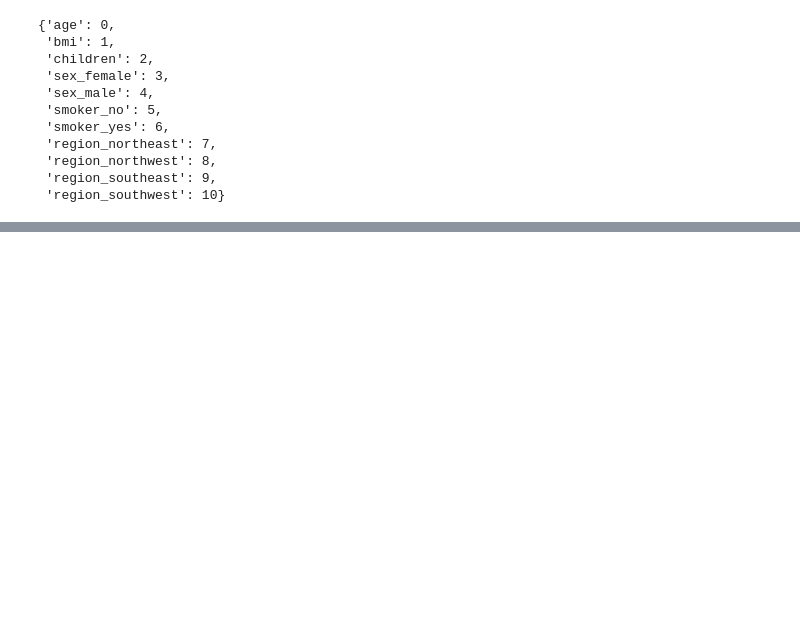
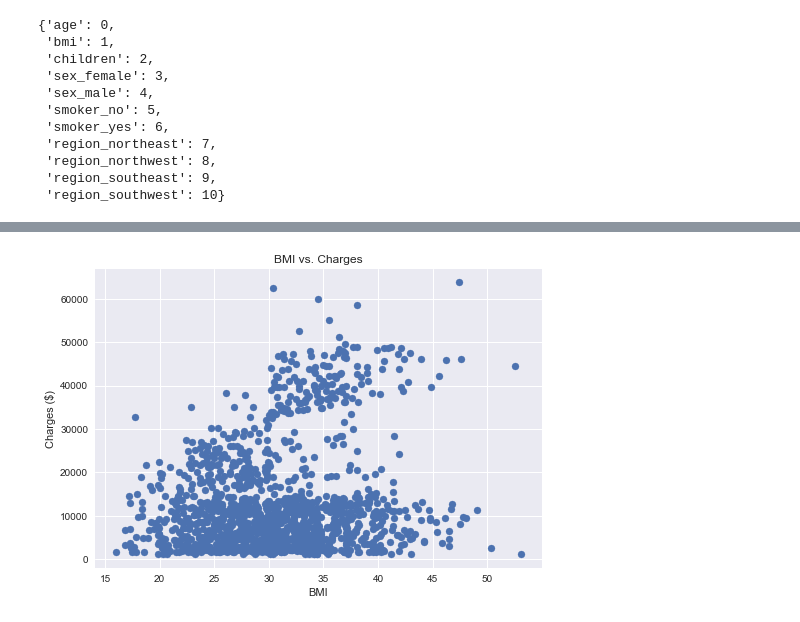
Before and after one commit to osteenw/Insurance-Prediction, a Jupyter notebook: Insurance-Capstone.ipynb, the cells around one changed output, grey strips where cells are left out. Saved outputs shown, nothing was run; the diff lists cells and outputs as text; code cells hidden in the pictures; blank space fills up the shorter version.

```diff
--- a/Insurance-Capstone.ipynb
+++ b/Insurance-Capstone.ipynb
@@ -125,0 +147,11 @@ with open('cat', 'wb') as fid:
+# %%
+# BMI vs. Charges
+
+plt.style.use("seaborn")
+plt.scatter(df["bmi"], df["charges"])
+plt.xlabel("BMI")
+plt.ylabel("Charges ($)")
+plt.title("BMI vs. Charges")
+plt.show()
+# %% [output]
+[figure, added]
```
Also changed, not shown: parts of 12 cells of this notebook, 6 other files.
